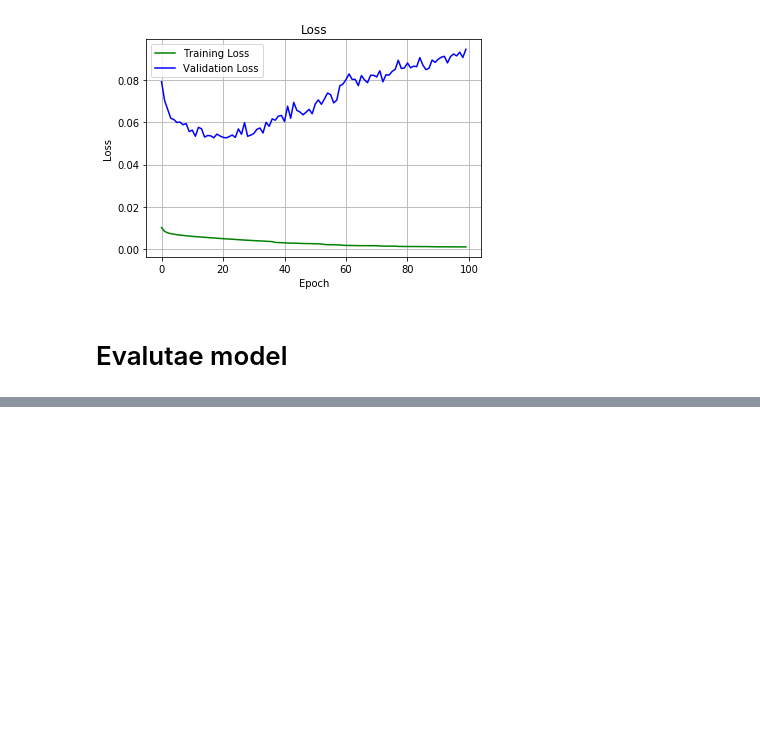
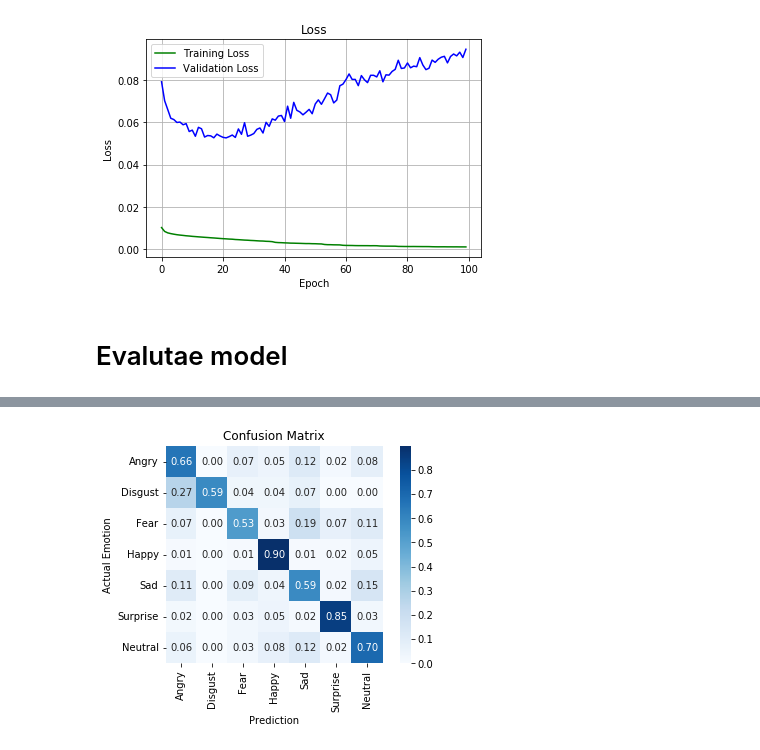
Before and after one commit to blueskyson/emotion-recognition, a Jupyter notebook: notebooks/Evaluation-MYVGG.ipynb, the cells around one changed output, grey strips where cells are left out. Drawn from its saved outputs; the diff is of its cells as text; code cells hidden in the pictures; blank space fills up the shorter version.

```diff
--- a/notebooks/Evaluation-MYVGG.ipynb
+++ b/notebooks/Evaluation-MYVGG.ipynb
@@ -228,7 +227,7 @@ class Vgg(nn.Module):
         return x
 # %%
 # Load Trained Model
-checkpoint = torch.load('MYVGG')
+checkpoint = torch.load('../application/MYVGG')
 net = Vgg().to(device)
 net.load_state_dict(checkpoint["params"])
 net.eval()
@@ -328,12 +327,13 @@ def evaluate(net, dataloader, criterion):
     print("Recall: %2.6f" % recall_score(y_gt, y_pred, average='micro'))
     print("F1 Score: %2.6f" % f1_score(y_gt, y_pred, average='micro'))
     print("Confusion Matrix:\n", confusion_matrix(y_gt, y_pred), '\n')
+    return confusion_matrix(y_gt, y_pred)
 # %%
-criterion = nn.CrossEntropyLoss()
 # Get data with no augmentation
 trainloader, valloader, testloader = get_dataloaders(augment=False)
+criterion = nn.CrossEntropyLoss()
 print("Test")
-evaluate(net, testloader, criterion)
+confusion_mtx = evaluate(net, testloader, criterion)
 # %% [output]
 Test
 --------------------------------------------------------
@@ -353,0 +398,15 @@ Confusion Matrix:
+# %%
+import seaborn as sns
+import matplotlib.pyplot as plt
+import numpy as np
+print(confusion_mtx)
+arr = confusion_mtx
+new_arr = []
+for row in arr:
+    s = sum(row)
+    tmp = []
+    for i in range(len(row)):
+        tmp.append(round(float(row[i] / s), 3))
+    new_arr.append(tmp)
+new_arr = np.array(new_arr)
+print(new_arr)
@@ -353,0 +428,10 @@ Confusion Matrix:
+# %%
+labels = ['Angry', 'Disgust', 'Fear', 'Happy', 'Sad', 'Surprise', 'Neutral']
+ax = plt.axes()
+sns.heatmap(new_arr, annot = True, fmt=".2f", cmap='Blues', square=True, xticklabels = labels, yticklabels = labels)
+ax.set_title('Confusion Matrix')
+plt.ylabel('Actual Emotion') # x-axis label with fontsize 15
+plt.xlabel('Prediction') # y-axis label with fontsize 15
+plt.show()
+# %% [output]
+[figure, added]
```
Also changed, not shown: parts of 11 cells of this notebook, 3 other files.
